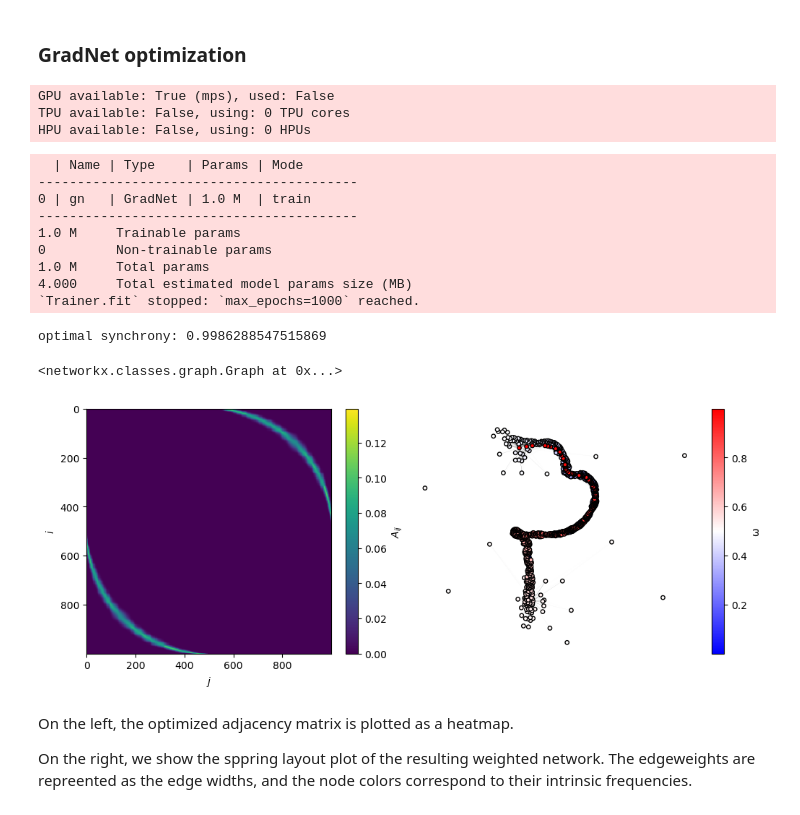
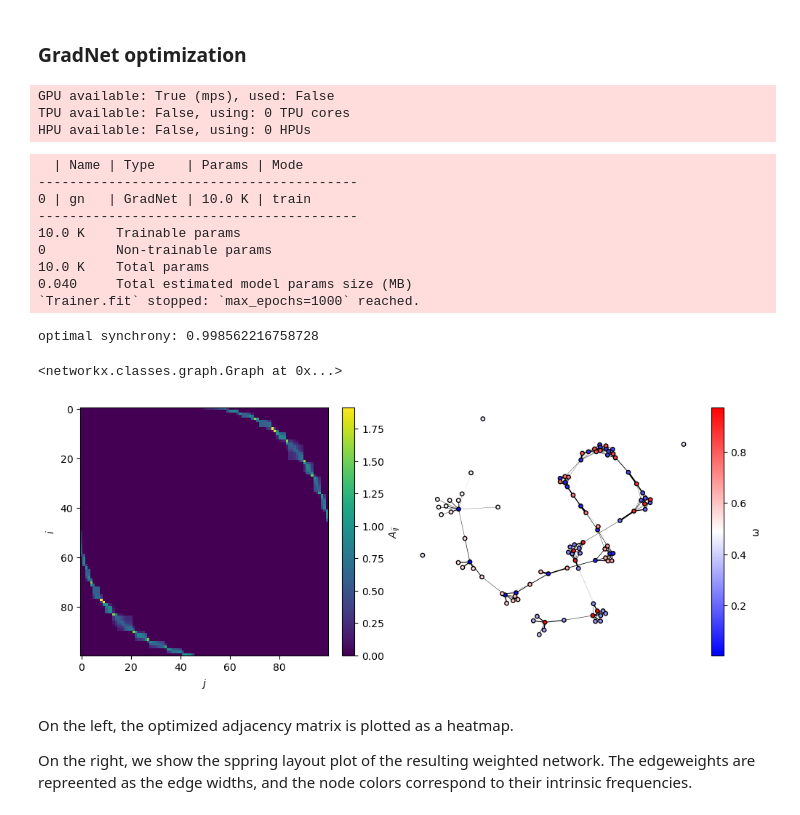
Before and after one commit to mikaberidze/gradnet, a Jupyter notebook: examples/2_kuramoto.ipynb, the cells around one changed output. Drawn from its saved outputs; the diff is of its cells as text; code cells hidden in the pictures.

```diff
--- a/examples/2_kuramoto.ipynb
+++ b/examples/2_kuramoto.ipynb
@@ -46,7 +46,7 @@ from matplotlib.cm import bwr
 
 
 # set up problem parameters preferably in Torch
-N = 1000
+N = 100
 budget_per_node = 2.0
 ω = np.sort(np.random.random(N))  # uniformly distributed natural frequencies in [0, 1]
 ω = torch.tensor(ω)  # convert to torch tensor
@@ -69,39 +69,39 @@ def loss_fn(gn):
 
     rr = torch.abs(torch.mean(torch.exp(1j * θθ), dim=1)) # compute the synchronization time series
     r_mean = torch.mean(rr)  # average it over time
 
     return 1 - r_mean, {'r':r_mean}  # loss function is minimized, so in order to maximize synch,
 
 
 trainer.fit(gn=gn,
             loss_fn=loss_fn,
             num_updates=1000,
             optim_cls=torch.optim.Adam, optim_kwargs={"lr": 1, "betas": (0.9, 0.999)},
             accelerator="cpu",
             logger=True);
 
 loss, measures = loss_fn(gn)
 print(f"optimal synchrony: {measures['r']}")
 
 fig, (ax0, ax1) = plt.subplots(1, 2, figsize=(10, 4), constrained_layout=True)
 plot_adjacency_heatmap(gn, ax=ax0)
 plot_graph(gn, ax=ax1, draw_kwargs={'node_color': ω, 'cmap': bwr}, colorbar_label="ω")
 # %% [output]
 GPU available: True (mps), used: False
 TPU available: False, using: 0 TPU cores
 HPU available: False, using: 0 HPUs
   | Name | Type    | Params | Mode
 -----------------------------------------
-0 | gn   | GradNet | 1.0 M  | train
+0 | gn   | GradNet | 10.0 K | train
 -----------------------------------------
-1.0 M     Trainable params
+10.0 K    Trainable params
 0         Non-trainable params
-1.0 M     Total params
-4.000     Total estimated model params size (MB)
+10.0 K    Total params
+0.040     Total estimated model params size (MB)
 `Trainer.fit` stopped: `max_epochs=1000` reached.
-optimal synchrony: 0.9986288547515869
+optimal synchrony: 0.998562216758728
 <networkx.classes.graph.Graph at 0x...>
-[figure, old version]
+[figure, new version]
 # %% [markdown]
 On the left, the optimized adjacency matrix is plotted as a heatmap.
 
```
Also changed, not shown: 5 other files.
